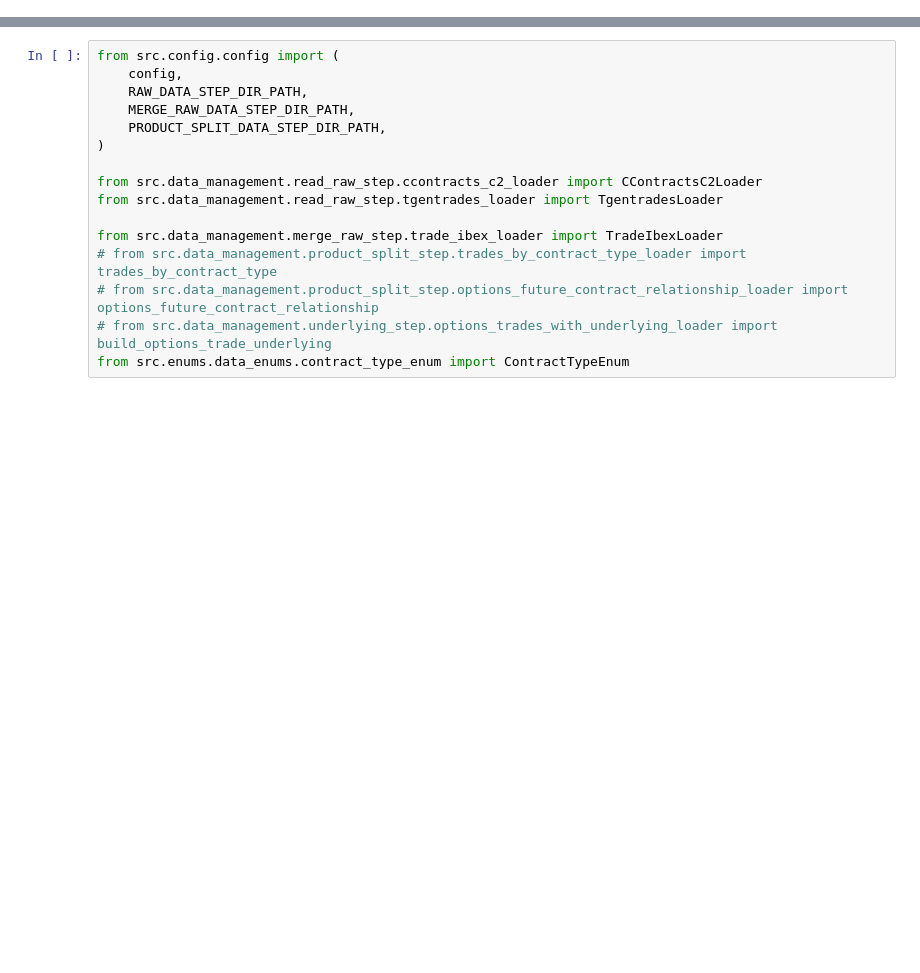
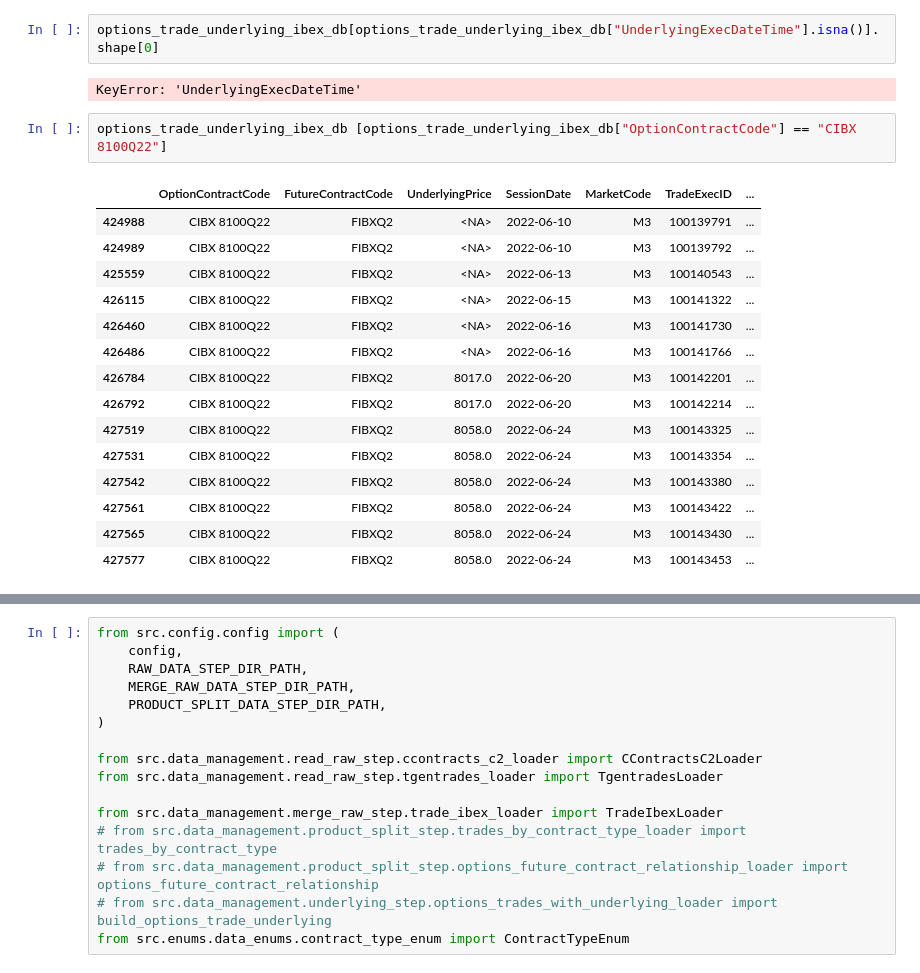
Before and after one commit to epiblasfunds/options-pricing, a Jupyter notebook: data.ipynb, the cells around one changed output, grey strips where cells are left out. Drawn from its saved outputs; the diff is of its cells as text; blank space fills up the shorter version.

```diff
--- a/data.ipynb
+++ b/data.ipynb
@@ -23,0 +25,22 @@ MissingValuesError: Missing values found for Options-Underlying candidates.
+# %%
+options_trade_underlying_ibex_db[options_trade_underlying_ibex_db["UnderlyingExecDateTime"].isna()].shape[0]
+# %% [output]
+KeyError: 'UnderlyingExecDateTime'
+# %%
+options_trade_underlying_ibex_db [options_trade_underlying_ibex_db["OptionContractCode"] == "CIBX 8100Q22"]
+# %% [output]
+|  | OptionContractCode | FutureContractCode | UnderlyingPrice | SessionDate | MarketCode | TradeExecID | ... |
+| 424988 | CIBX 8100Q22 | FIBXQ2 | <NA> | 2022-06-10 | M3 | 100139791 | ... |
+| 424989 | CIBX 8100Q22 | FIBXQ2 | <NA> | 2022-06-10 | M3 | 100139792 | ... |
+| 425559 | CIBX 8100Q22 | FIBXQ2 | <NA> | 2022-06-13 | M3 | 100140543 | ... |
+| 426115 | CIBX 8100Q22 | FIBXQ2 | <NA> | 2022-06-15 | M3 | 100141322 | ... |
+| 426460 | CIBX 8100Q22 | FIBXQ2 | <NA> | 2022-06-16 | M3 | 100141730 | ... |
+| 426486 | CIBX 8100Q22 | FIBXQ2 | <NA> | 2022-06-16 | M3 | 100141766 | ... |
+| 426784 | CIBX 8100Q22 | FIBXQ2 | 8017.0 | 2022-06-20 | M3 | 100142201 | ... |
+| 426792 | CIBX 8100Q22 | FIBXQ2 | 8017.0 | 2022-06-20 | M3 | 100142214 | ... |
+| 427519 | CIBX 8100Q22 | FIBXQ2 | 8058.0 | 2022-06-24 | M3 | 100143325 | ... |
+| 427531 | CIBX 8100Q22 | FIBXQ2 | 8058.0 | 2022-06-24 | M3 | 100143354 | ... |
+| 427542 | CIBX 8100Q22 | FIBXQ2 | 8058.0 | 2022-06-24 | M3 | 100143380 | ... |
+| 427561 | CIBX 8100Q22 | FIBXQ2 | 8058.0 | 2022-06-24 | M3 | 100143422 | ... |
+| 427565 | CIBX 8100Q22 | FIBXQ2 | 8058.0 | 2022-06-24 | M3 | 100143430 | ... |
+| 427577 | CIBX 8100Q22 | FIBXQ2 | 8058.0 | 2022-06-24 | M3 | 100143453 | ... |
```
Also changed, not shown: parts of 12 cells of this notebook, 38 other files.
